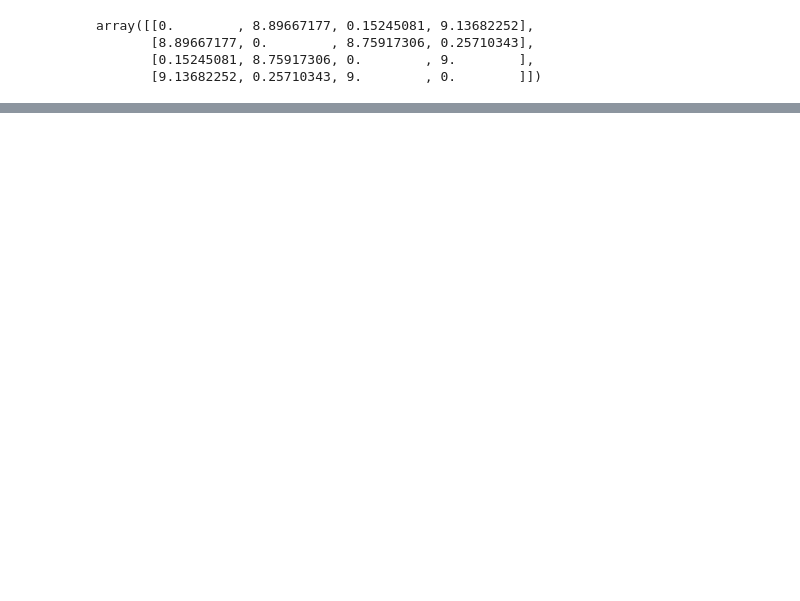
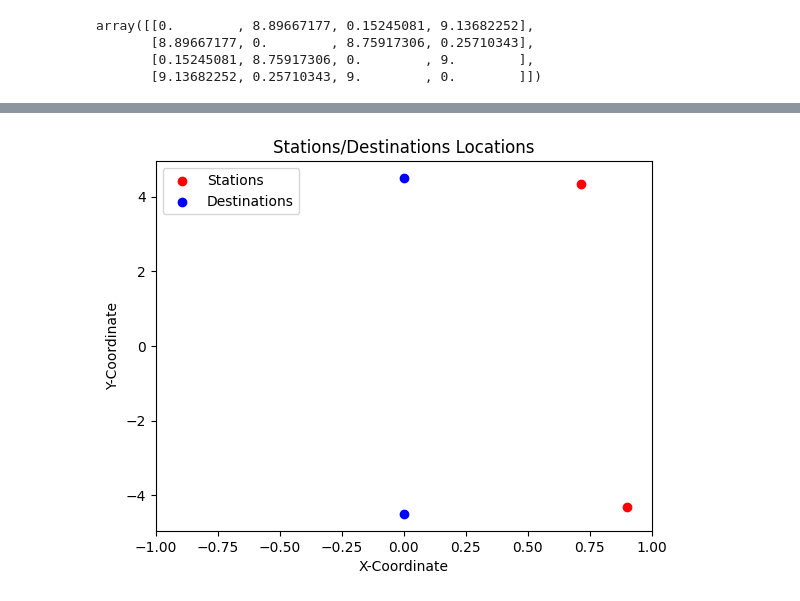
Before and after one commit to devddesai/metrobike, a Jupyter notebook: metrobike.ipynb, the cells around one changed output, grey strips where cells are left out. Drawn from its saved outputs; the diff is of its cells as text; code cells hidden in the pictures; blank space fills up the shorter version.

```diff
--- a/metrobike.ipynb
+++ b/metrobike.ipynb
@@ -144,0 +139,12 @@ plt.show()
+# %%
+plt.scatter([station[0] for station in stations], [station[1] for station in stations], c='red', label='Stations')
+plt.scatter([destination[0] for destination in destinationcoords], [destination[1] for destination in destinationcoords], c='blue', label='Destinations')
+plt.xlabel('X-Coordinate')
+plt.ylabel('Y-Coordinate')
+plt.xlim(-1, 1)
+
+plt.title('Stations/Destinations Locations')
+plt.legend()
+plt.show()
+# %% [output]
+[figure, added]
```
Also changed, not shown: parts of 2 cells of this notebook.
